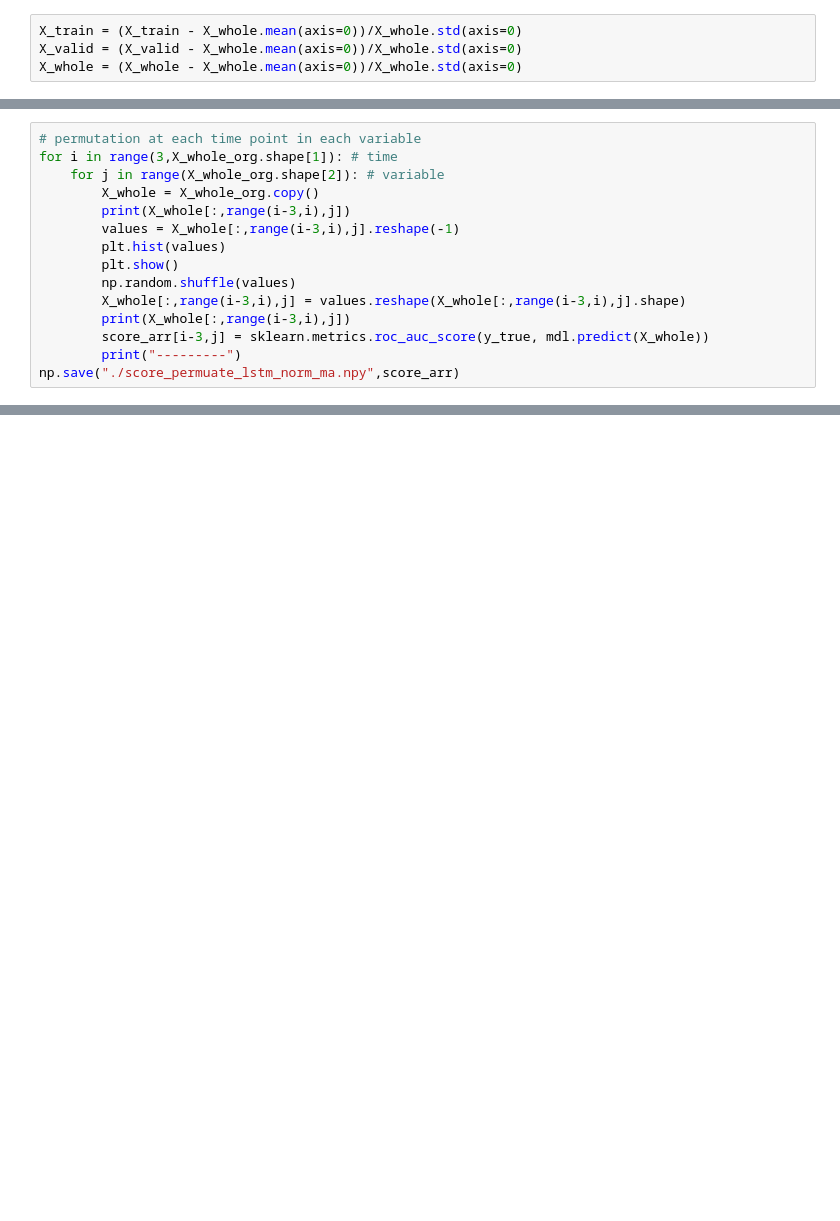
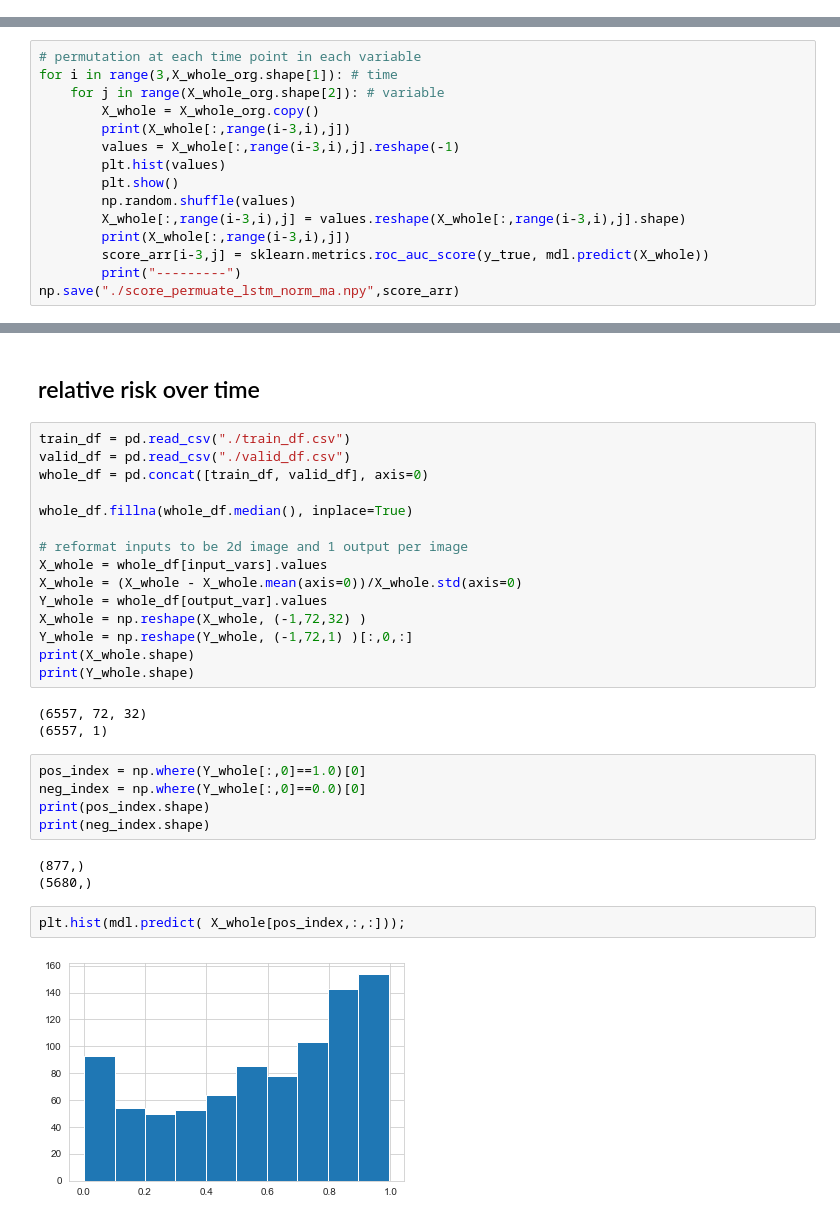
Before and after one commit to JiaxingQiu/FAIRStream, a Jupyter notebook: FAIRStream/tutorial_case6.ipynb, the cells around one changed output, grey strips where cells are left out. Drawn from its saved outputs; the diff is of its cells as text; blank space fills up the shorter version.

```diff
--- a/FAIRStream/tutorial_case6.ipynb
+++ b/FAIRStream/tutorial_case6.ipynb
@@ -458,7 +446,3 @@ train_df[input_vars]
 376272 rows × 32 columns
 # %% [markdown]
 # normalized version
-# %%
-X_train = (X_train - X_whole.mean(axis=0))/X_whole.std(axis=0)
-X_valid = (X_valid - X_whole.mean(axis=0))/X_whole.std(axis=0)
-X_whole = (X_whole - X_whole.mean(axis=0))/X_whole.std(axis=0)
@@ -696,0 +761,32 @@ fig.colorbar(im, ax=ax[3])
+# %% [markdown]
+## relative risk over time
+# %%
+train_df = pd.read_csv("./train_df.csv")
+valid_df = pd.read_csv("./valid_df.csv")
+whole_df = pd.concat([train_df, valid_df], axis=0)
+
+whole_df.fillna(whole_df.median(), inplace=True)
+
+# reformat inputs to be 2d image and 1 output per image
+X_whole = whole_df[input_vars].values
+X_whole = (X_whole - X_whole.mean(axis=0))/X_whole.std(axis=0)
+Y_whole = whole_df[output_var].values
+X_whole = np.reshape(X_whole, (-1,72,32) )
+Y_whole = np.reshape(Y_whole, (-1,72,1) )[:,0,:]
+print(X_whole.shape)
+print(Y_whole.shape)
+# %% [output]
+(6557, 72, 32)
+(6557, 1)
+# %%
+pos_index = np.where(Y_whole[:,0]==1.0)[0]
+neg_index = np.where(Y_whole[:,0]==0.0)[0]
+print(pos_index.shape)
+print(neg_index.shape)
+# %% [output]
+(877,)
+(5680,)
+# %%
+plt.hist(mdl.predict( X_whole[pos_index,:,:]));
+# %% [output]
+[figure, added]
```
Also changed, not shown: parts of 27 cells of this notebook, 1 other file.
